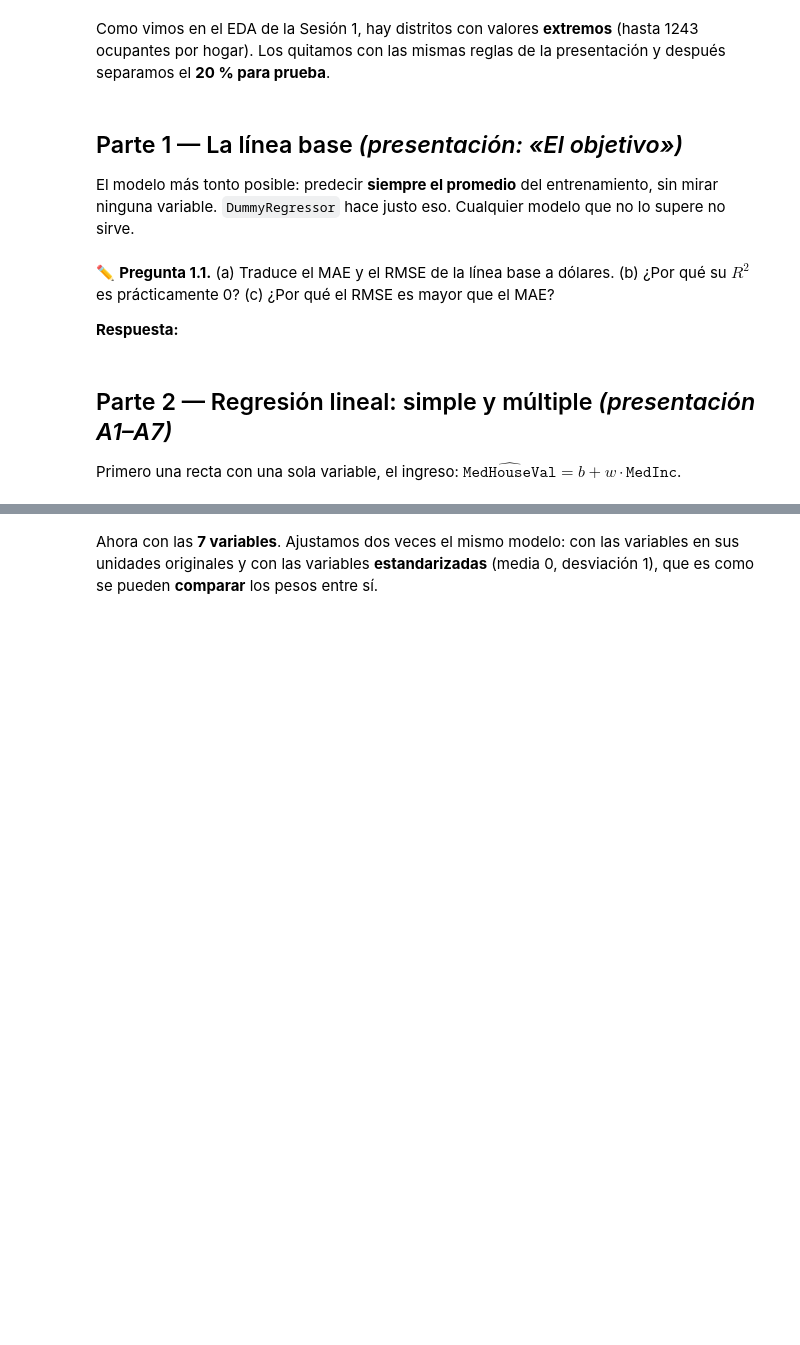
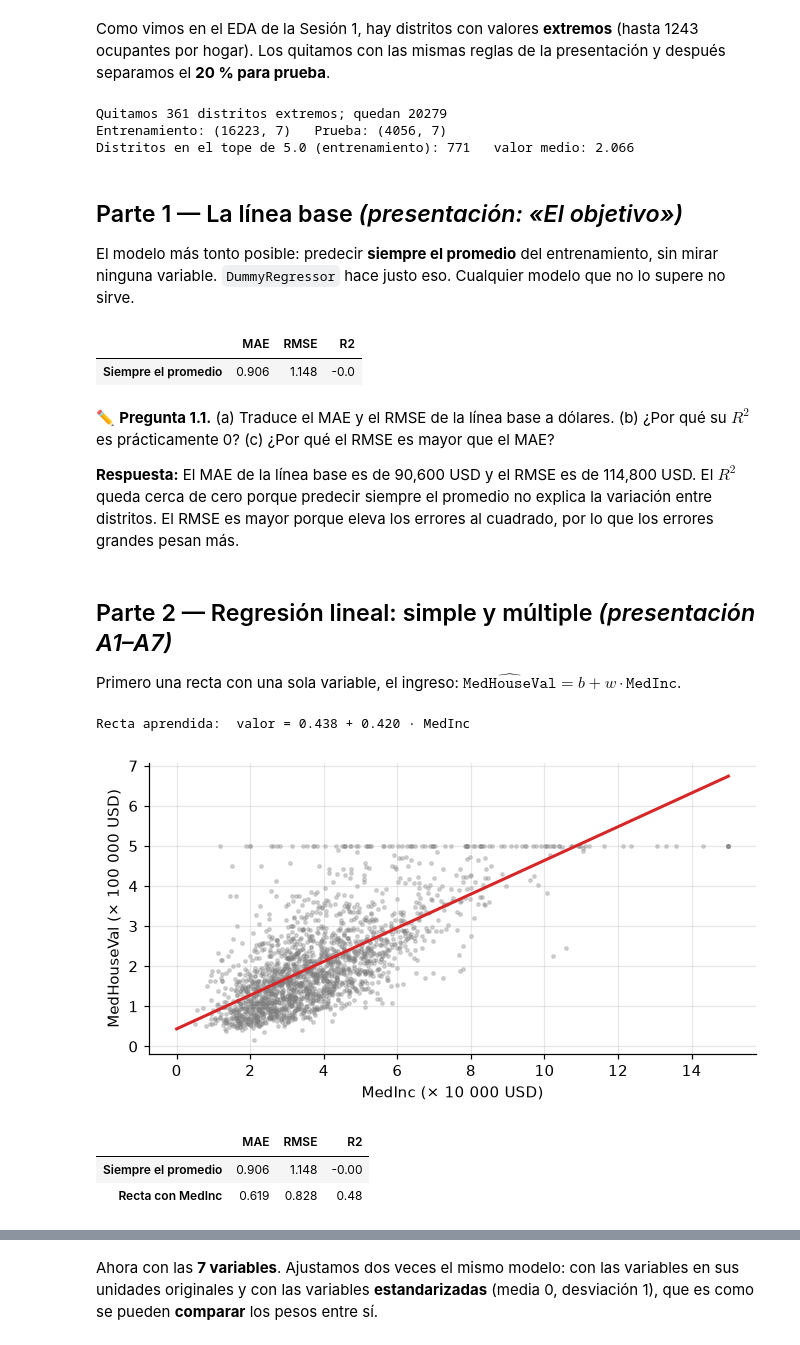
Before and after one commit to galaxiahfast/aprendizaje-supervisado-uady, a Jupyter notebook: tareas-practicas/practicas-clase/practica-04-regresion-lineal-polinomial/practica-04-regresion-lineal-polinomial.ipynb, the cells around one changed output, grey strips where cells are left out. Saved outputs shown, nothing was run; the diff lists cells and outputs as text; code cells hidden in the pictures; blank space fills up the shorter version.

```diff
--- a/tareas-practicas/practicas-clase/practica-04-regresion-lineal-polinomial/practica-04-regresion-lineal-polinomial.ipynb
+++ b/tareas-practicas/practicas-clase/practica-04-regresion-lineal-polinomial/practica-04-regresion-lineal-polinomial.ipynb
@@ -60,11 +72,11 @@ datos[VARIABLES + ["MedHouseVal"]].describe().T.round(2)
 Como vimos en el EDA de la Sesión 1, hay distritos con valores **extremos** (hasta 1243 ocupantes por hogar). Los quitamos con las mismas reglas de la presentación y después separamos el **20 % para prueba**.
 # %%
 extremo = (datos["AveRooms"] >= 10) | (datos["AveOccup"] >= 6) | (datos["Population"] >= 10000)
-limpio = ...     # ✏️ conserva solo las filas que NO son extremas: datos[~extremo]
+limpio = datos[~extremo]
 print(f"Quitamos {extremo.sum()} distritos extremos; quedan {len(limpio)}")
 
 X, y = limpio[VARIABLES], limpio["MedHouseVal"]
-Xtr, Xte, ytr, yte = ...     # ✏️ train_test_split(X, y, test_size=0.2, random_state=42)
+Xtr, Xte, ytr, yte = train_test_split(X, y, test_size=0.2, random_state=42)
 print("Entrenamiento:", Xtr.shape, "  Prueba:", Xte.shape)
 print(f"Distritos en el tope de 5.0 (entrenamiento): {(ytr >= 5).sum()}   valor medio: {ytr.mean():.3f}")
 
@@ -81,34 +93,47 @@ def evalua_cv(modelo, Xd=None):
 
 
 tabla_cv = {}    # aquí iremos guardando el resultado de cada modelo
+# %% [output]
+Quitamos 361 distritos extremos; quedan 20279
+Entrenamiento: (16223, 7)   Prueba: (4056, 7)
+Distritos en el tope de 5.0 (entrenamiento): 771   valor medio: 2.066
 # %% [markdown]
 ## Parte 1 — La línea base  *(presentación: «El objetivo»)*
 
 El modelo más tonto posible: predecir **siempre el promedio** del entrenamiento, sin mirar ninguna variable. `DummyRegressor` hace justo eso. Cualquier modelo que no lo supere no sirve.
 # %%
-base = ...     # ✏️ DummyRegressor(strategy="mean")
+base = DummyRegressor(strategy="mean")
 tabla_cv["Siempre el promedio"] = evalua_cv(base)
 pd.DataFrame(tabla_cv).T.round(3)
+# %% [output]
+|  | MAE | RMSE | R2 |
+| Siempre el promedio | 0.906 | 1.148 | -0.0 |
 # %% [markdown]
 ✏️ **Pregunta 1.1.** (a) Traduce el MAE y el RMSE de la línea base a dólares. (b) ¿Por qué su $R^2$ es prácticamente 0? (c) ¿Por qué el RMSE es mayor que el MAE?
 
-**Respuesta:**
+**Respuesta:** El MAE de la línea base es de 90,600 USD y el RMSE es de 114,800 USD. El $R^2$ queda cerca de cero porque predecir siempre el promedio no explica la variación entre distritos. El RMSE es mayor porque eleva los errores al cuadrado, por lo que los errores grandes pesan más.
 # %% [markdown]
 ## Parte 2 — Regresión lineal: simple y múltiple  *(presentación A1–A7)*
 
 Primero una recta con una sola variable, el ingreso: $\widehat{\texttt{MedHouseVal}} = b + w\cdot\texttt{MedInc}$.
 # %%
-simple = ...     # ✏️ LinearRegression().fit(Xtr[["MedInc"]], ytr)
+simple = LinearRegression().fit(Xtr[["MedInc"]], ytr)
 print(f"Recta aprendida:  valor = {simple.intercept_:.3f} + {simple.coef_[0]:.3f} · MedInc")
 tabla_cv["Recta con MedInc"] = evalua_cv(LinearRegression(), Xtr[["MedInc"]])
 
 fig, ax = plt.subplots(figsize=(6.2, 3.4))
 muestra = Xtr.sample(2000, random_state=0).index
 ax.scatter(Xtr.loc[muestra, "MedInc"], ytr.loc[muestra], s=5, alpha=0.3, color="gray")
 xs = np.linspace(0, 15, 50)
 ax.plot(xs, simple.intercept_ + simple.coef_[0] * xs, color="C3", lw=2)
 ax.set_xlabel("MedInc (× 10 000 USD)"); ax.set_ylabel("MedHouseVal (× 100 000 USD)"); plt.tight_layout(); plt.show()
 pd.DataFrame(tabla_cv).T.round(3)
+# %% [output]
+Recta aprendida:  valor = 0.438 + 0.420 · MedInc
+[figure, added]
+|  | MAE | RMSE | R2 |
+| Siempre el promedio | 0.906 | 1.148 | -0.00 |
+| Recta con MedInc | 0.619 | 0.828 | 0.48 |
 # %% [markdown]
 ✏️ **Pregunta 2.1.** (a) Interpreta la pendiente en dólares. (b) ¿Qué valor predice la recta para un distrito con `MedInc` = 5? Escríbelo en USD. (c) ¿Cuánto bajó el RMSE de validación respecto a la línea base? (d) Mirando la gráfica, ¿qué patrón de los datos no puede captar una recta?
 
```
Also changed, not shown: parts of 25 cells of this notebook, 4 other files.
